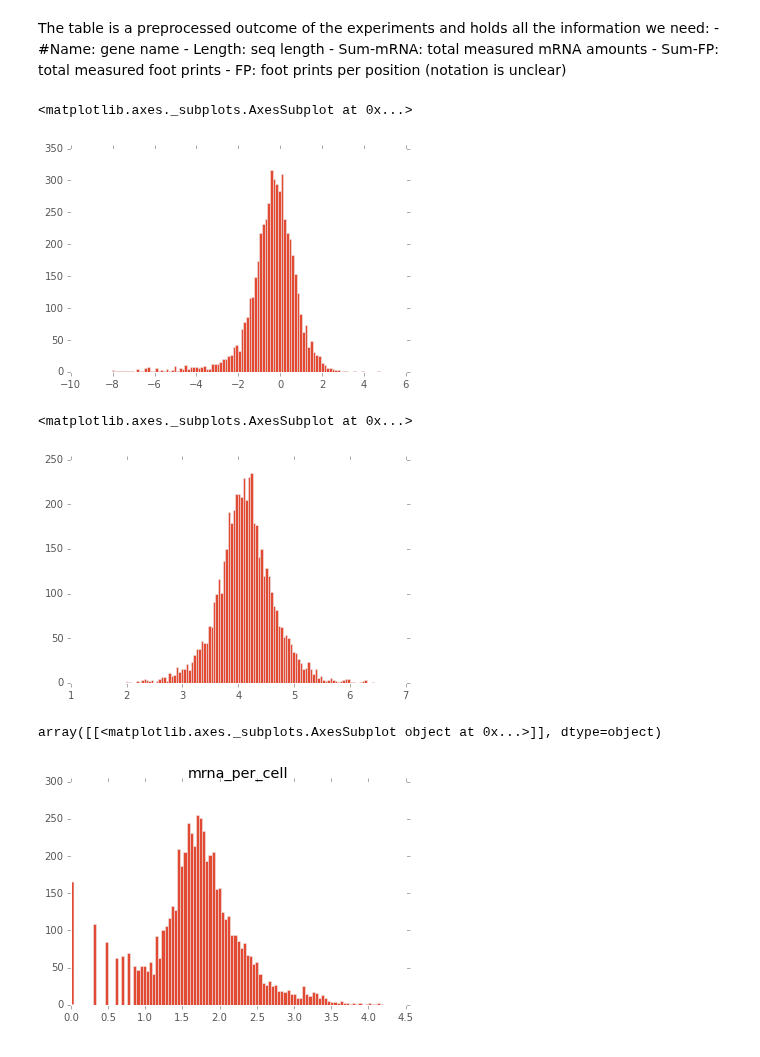
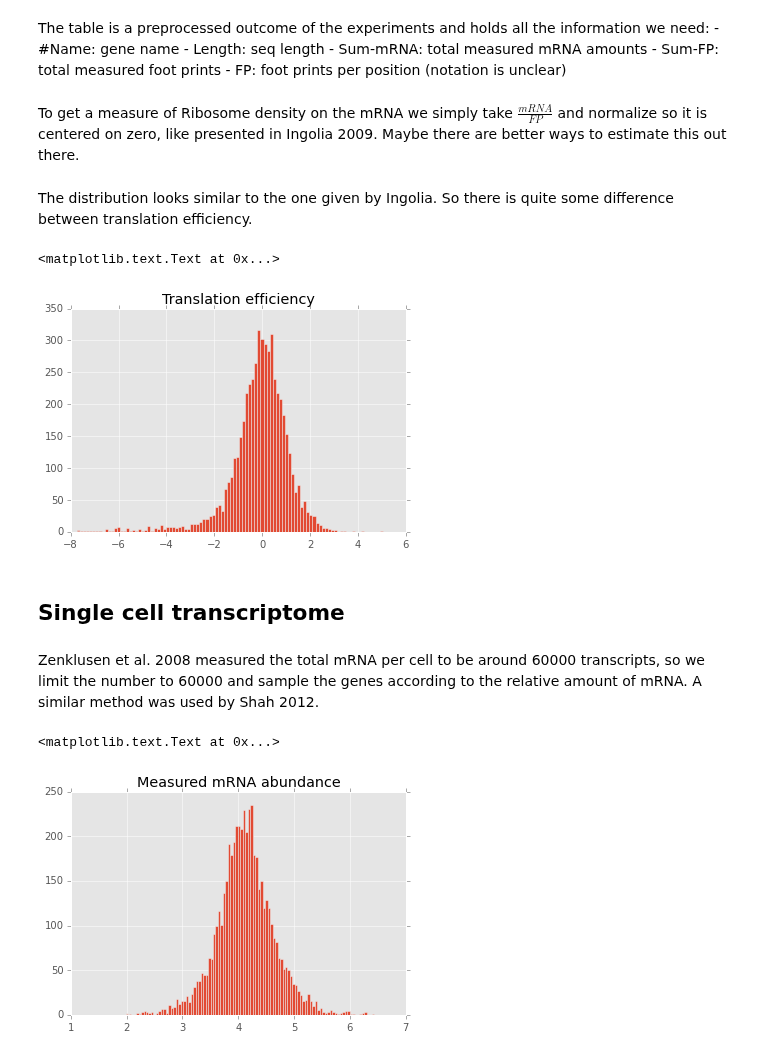
Before and after one commit to gittenberg/TRSL, a Jupyter notebook: workbooks/polysome_results.ipynb, the cells around one changed output. Saved outputs shown, nothing was run; the diff lists cells and outputs as text; code cells hidden in the pictures.

Commit message:
adds some analysis of runoff experiment and fixes transcriptome amounts

```diff
--- a/workbooks/polysome_results.ipynb
+++ b/workbooks/polysome_results.ipynb
@@ -139,22 +118,27 @@ The table is a preprocessed outcome of the experiments and holds all the informa
     - Sum-mRNA: total measured mRNA amounts
     - Sum-FP: total measured foot prints
     - FP: foot prints per position (notation is unclear)
+# %% [markdown]
+To get a measure of Ribosome density on the mRNA we simply take $\frac{mRNA}{FP}$ and normalize so it is centered on zero, like presented in Ingolia 2009. Maybe there are better ways to estimate this out there.
+# %%
+ribo_profiling = ribo_profiling.drop("FP", axis=1)
 # %%
-ratio_mean = np.mean(ribo_profiling["Sum-FP"]/ribo_profiling["Sum-mRNA"])
+ratio_median = np.median(ribo_profiling["Sum-FP"]/ribo_profiling["Sum-mRNA"])
+# %% [markdown]
+The distribution looks similar to the one given by Ingolia. So there is quite some difference between translation efficiency.
 # %%
-np.log2((ribo_profiling["Sum-FP"]/ribo_profiling["Sum-mRNA"])/ratio_mean).hist(bins=100)
+ax = np.log2((ribo_profiling["Sum-FP"]/ribo_profiling["Sum-mRNA"])/ratio_median).hist(bins=100)
+ax.set_title("Translation efficiency")
 # %% [output]
-<matplotlib.axes._subplots.AxesSubplot at 0x...>
+<matplotlib.text.Text at 0x...>
-[figure, old version]
+[figure, new version]
+# %% [markdown]
+## Single cell transcriptome
+# %% [markdown]
+Zenklusen et al. 2008 measured the total mRNA per cell to be around 60000 transcripts, so we limit the number to 60000 and sample the genes according to the relative amount of mRNA. A similar method was used by Shah 2012.
 # %%
-np.log10(ribo_profiling["Sum-mRNA"]).hist(bins=100)
+ax = np.log10(ribo_profiling["Sum-mRNA"]).hist(bins=100)
+ax.set_title("Measured mRNA abundance")
 # %% [output]
-<matplotlib.axes._subplots.AxesSubplot at 0x...>
+<matplotlib.text.Text at 0x...>
-[figure, old version]
+[figure, new version]
-# %%
-transcriptome = pd.DataFrame(pd.Series(pkl.load(open("../parameters/transcriptome.p", "rb"))))
-transcriptome.columns = ["mrna_per_cell"]
-np.log10(transcriptome[transcriptome > 0]).hist(bins = 100)
-# %% [output]
-array([[<matplotlib.axes._subplots.AxesSubplot object at 0x...>]], dtype=object)
-[figure, removed]
```
Also changed, not shown: parts of 23 cells of this notebook, 4 other files.
